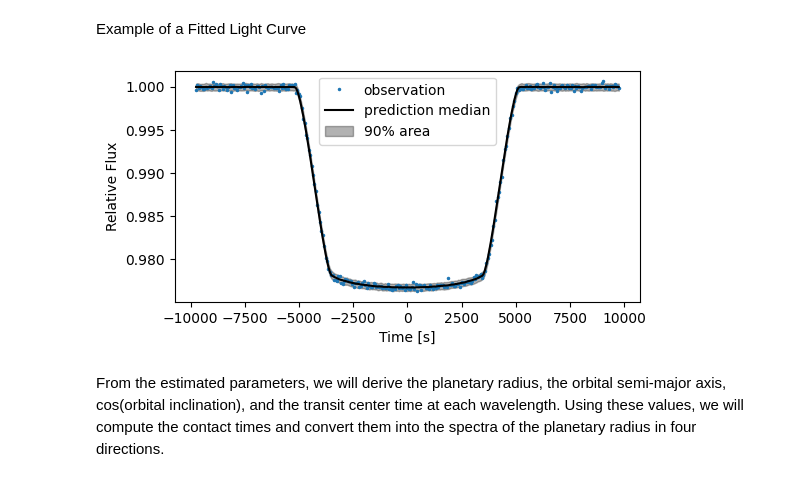
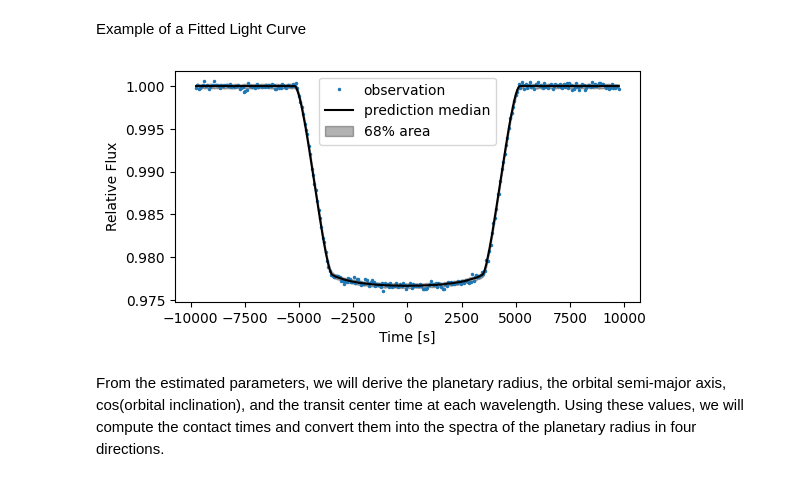
Before and after one commit to sh-tada/karate, a Jupyter notebook: example/ctv_example_day_night.ipynb, the cells around one changed output. Saved outputs shown, nothing was run; the diff lists cells and outputs as text; code cells hidden in the pictures.

```diff
--- a/example/ctv_example_day_night.ipynb
+++ b/example/ctv_example_day_night.ipynb
@@ -240,40 +242,41 @@ predictions = pred(
 Example of a Fitted Light Curve
 # %%
 pred_median = np.median(predictions["light_curve"], axis=0)
-pred_hpdi = hpdi(predictions["light_curve"], 0.90)
+pred_hpdi = hpdi(predictions["light_curve"], 0.68)
 
 %matplotlib inline
+index = 10
 plt.figure(figsize=(6,3))
 plt.plot(
     time,
-    flux[10],
+    flux[index],
     marker=".",
     markersize=3,
     linestyle="None",
     label="observation",
 )
 plt.plot(
     time,
-    pred_median[10],
+    pred_median[index],
     color="black",
     label="prediction median",
 )
 plt.fill_between(
     time,
-    pred_hpdi[0, 10],
-    pred_hpdi[1, 10],
+    pred_hpdi[0, index],
+    pred_hpdi[1, index],
     alpha=0.3,
     interpolate=True,
     color="black",
-    label="90% area",
+    label="68% area",
 )
 plt.legend()
 plt.xlabel("Time [s]")
 plt.ylabel("Relative Flux")
 plt.show()
 plt.close()
 # %% [output]
-[figure, old version]
+[figure, new version]
 # %% [markdown]
 From the estimated parameters, we will derive the planetary radius, the orbital semi-major axis, cos(orbital inclination), and the transit center time at each wavelength. Using these values, we will compute the contact times and convert them into the spectra of the planetary radius in four directions.
 # %%
```
Also changed, not shown: parts of 4 cells of this notebook, 1 other file.
